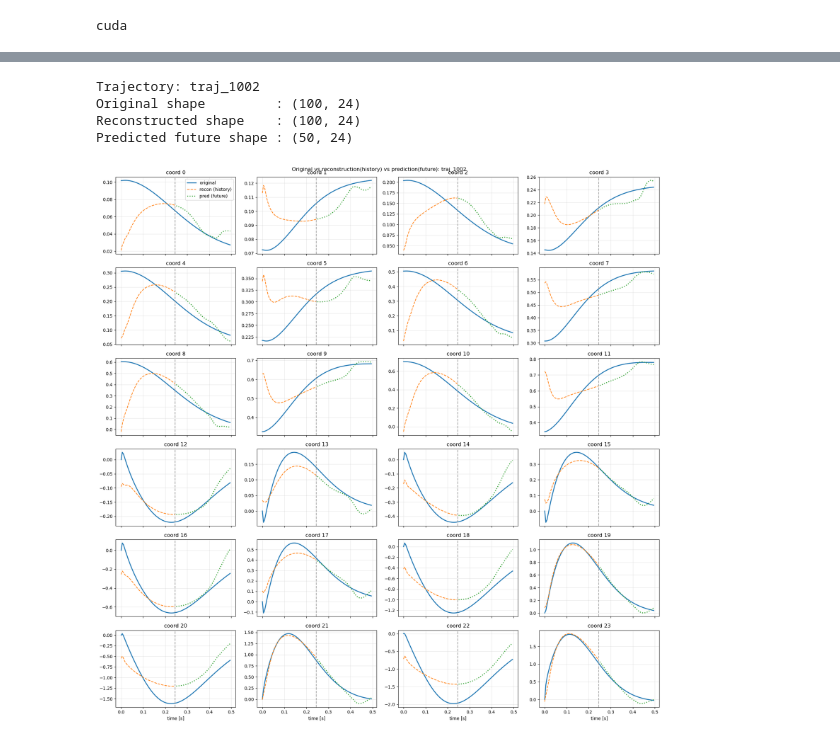
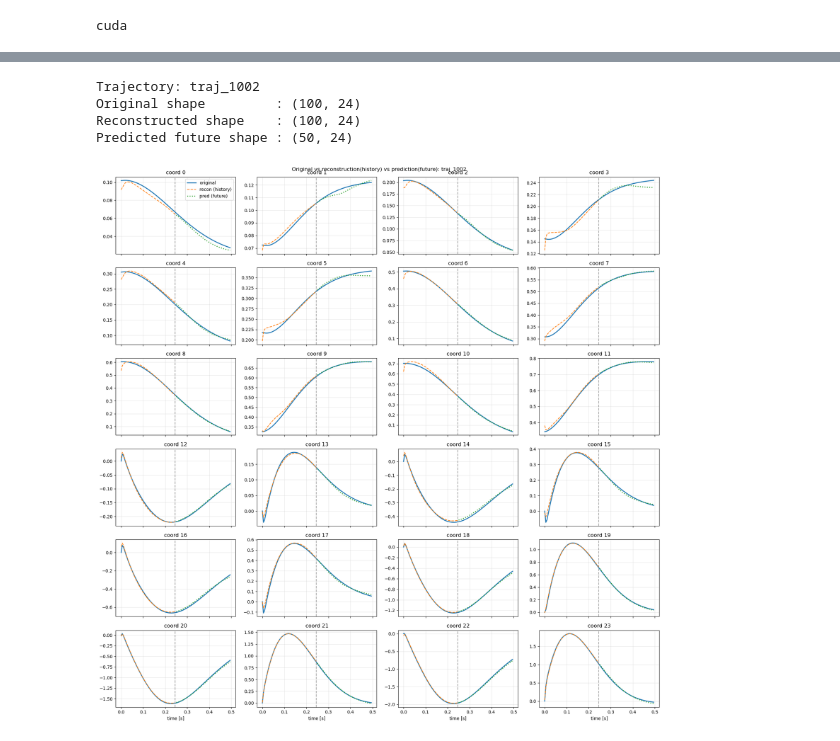
Before and after one commit to kiranThyagarajan/master-thesis, a Jupyter notebook: src/koopman-markers.ipynb, the cells around one changed output, grey strips where cells are left out. Cells and saved outputs as stored; diff of their text form; code cells hidden in the pictures.

```diff
--- a/src/koopman-markers.ipynb
+++ b/src/koopman-markers.ipynb
@@ -178,11 +207,12 @@ def rollout_with_K(K, z_start, pred_steps):
     return z_pred
 # %%
 z_start = z[:, m - 1, :]                          # [batch_size, latent_dim]
-pred_steps = trajectory.shape[1] - m
+future_controls = controls[:, m - 1:, :]          # [batch_size, T-m, control_dim]
 
-z_pred = rollout_with_K(K, z_start, pred_steps)
+z_pred = rollout_with_AB(A, B, z_start, future_controls)
 
 print("z_start shape:", z_start.shape)
+print("future controls shape:", future_controls.shape)
 print("z_pred shape:", z_pred.shape)
 # %% [output]
 z_start shape: torch.Size([32, 8])
@@ -232,10 +246,11 @@ def koopman_trajectory_loss(autoencoder, trajectory, m):
 # %%
-(trajectory,) = next(iter(train_dataloader))
+trajectory, controls = next(iter(train_dataloader))
 trajectory = trajectory.to(device=device, dtype=torch.float64)
+controls = controls.to(device=device, dtype=torch.float64)
 
 m = 50
 
-loss, loss_recon, loss_pred = koopman_trajectory_loss(autoencoder, trajectory, m)
+loss, loss_recon, loss_pred = koopman_controlled_trajectory_loss(autoencoder, trajectory, controls, m)
 
 print("total loss:", loss.item())
 print("reconstruction loss:", loss_recon.item())
@@ -247,6 +262,6 @@ prediction loss: 0.18617417053325006
 # %%
 learning_rate = 1e-3
-optimizer = torch.optim.Adam(autoencoder.parameters(), lr=learning_rate)
+optimizer = torch.optim.Adam(autoencoder.parameters(), lr=learning_rate, weight_decay=1e-5)
 # %%
 num_epochs = 200
 m = 50
@@ -267,12 +282,13 @@ for epoch in range(num_epochs):
     train_pred_sum = 0.0
     train_batches = 0
 
-    for (trajectory,) in train_dataloader:
+    for trajectory, controls in train_dataloader:
         trajectory = trajectory.to(device=device, dtype=torch.float64)
+        controls = controls.to(device=device, dtype=torch.float64)
 
         optimizer.zero_grad()
 
-        loss, loss_recon, loss_pred = koopman_trajectory_loss(autoencoder, trajectory, m)
+        loss, loss_recon, loss_pred = koopman_controlled_trajectory_loss(autoencoder, trajectory, controls, m)
 
         loss.backward()
         optimizer.step()
@@ -290,10 +306,11 @@ for epoch in range(num_epochs):
     test_batches = 0
 
     with torch.no_grad():
-        for (trajectory,) in test_dataloader:
+        for trajectory, controls in test_dataloader:
             trajectory = trajectory.to(device=device, dtype=torch.float64)
+            controls = controls.to(device=device, dtype=torch.float64)
 
-            loss, loss_recon, loss_pred = koopman_trajectory_loss(autoencoder, trajectory, m)
+            loss, loss_recon, loss_pred = koopman_controlled_trajectory_loss(autoencoder, trajectory, controls, m)
 
             test_loss_sum += loss.item()
             test_recon_sum += loss_recon.item()
@@ -392,20 +409,22 @@ time = np.arange(observations_np.shape[1]) * dt
 
 trajectory = torch.from_numpy(observations_np.T).to(torch.float64).unsqueeze(0)
 trajectory = trajectory.to(device) if "device" in globals() else trajectory
+controls = torch.from_numpy(controls_np.T).to(torch.float64).unsqueeze(0)
+controls = controls.to(device) if "device" in globals() else controls
 
 m = 50
 
 autoencoder.eval()
 with torch.no_grad():
-    K, z = compute_K_DMD_from_trajectory(autoencoder, trajectory, m)
+    A, B, z = compute_AB_DMD_from_trajectory(autoencoder, trajectory, controls, m)
 
     # reconstruction only on history
     x_recon = autoencoder.decoder(z)  # (1, T, 24)
 
     # prediction only on future
     z_start = z[:, m - 1, :]
-    pred_steps = trajectory.shape[1] - m
-    z_pred = rollout_with_K(K, z_start, pred_steps)
+    future_controls = controls[:, m - 1:, :]
+    z_pred = rollout_with_AB(A, B, z_start, future_controls)
     x_pred_future = autoencoder.decoder(z_pred)  # (1, T-m, 24)
 
 original = trajectory.squeeze(0).detach().cpu().numpy()          # (100, 24)
@@ -423,31 +442,31 @@ axes = axes.flatten()
 for idx in range(24):
     ax = axes[idx]
 
     # original over all time
     ax.plot(time, original[:, idx], label="original", linewidth=2)
 
     # reconstruction only on observed/history part
     ax.plot(time[:m], reconstructed[:m, idx], "--", label="recon (history)", linewidth=1.5)
 
     # prediction only on future part
     ax.plot(time[m:], predicted_future[:, idx], ":", label="pred (future)", linewidth=2)
 
     ax.axvline(time[m - 1], color="gray", linestyle="--", alpha=0.7)
     ax.set_title(f"coord {idx}")
     ax.grid(True, alpha=0.3)
 
 axes[0].legend(loc="best")
 axes[-1].set_xlabel("time [s]")
 axes[-2].set_xlabel("time [s]")
 axes[-3].set_xlabel("time [s]")
 axes[-4].set_xlabel("time [s]")
 
 fig.suptitle(f"Original vs reconstruction(history) vs prediction(future): {traj_dir.name}")
 fig.tight_layout()
 plt.show()
 # %% [output]
 Trajectory: traj_1002
 Original shape         : (100, 24)
 Reconstructed shape    : (100, 24)
 Predicted future shape : (50, 24)
-[figure, old version]
+[figure, new version]
```
Also changed, not shown: parts of 16 cells of this notebook.
